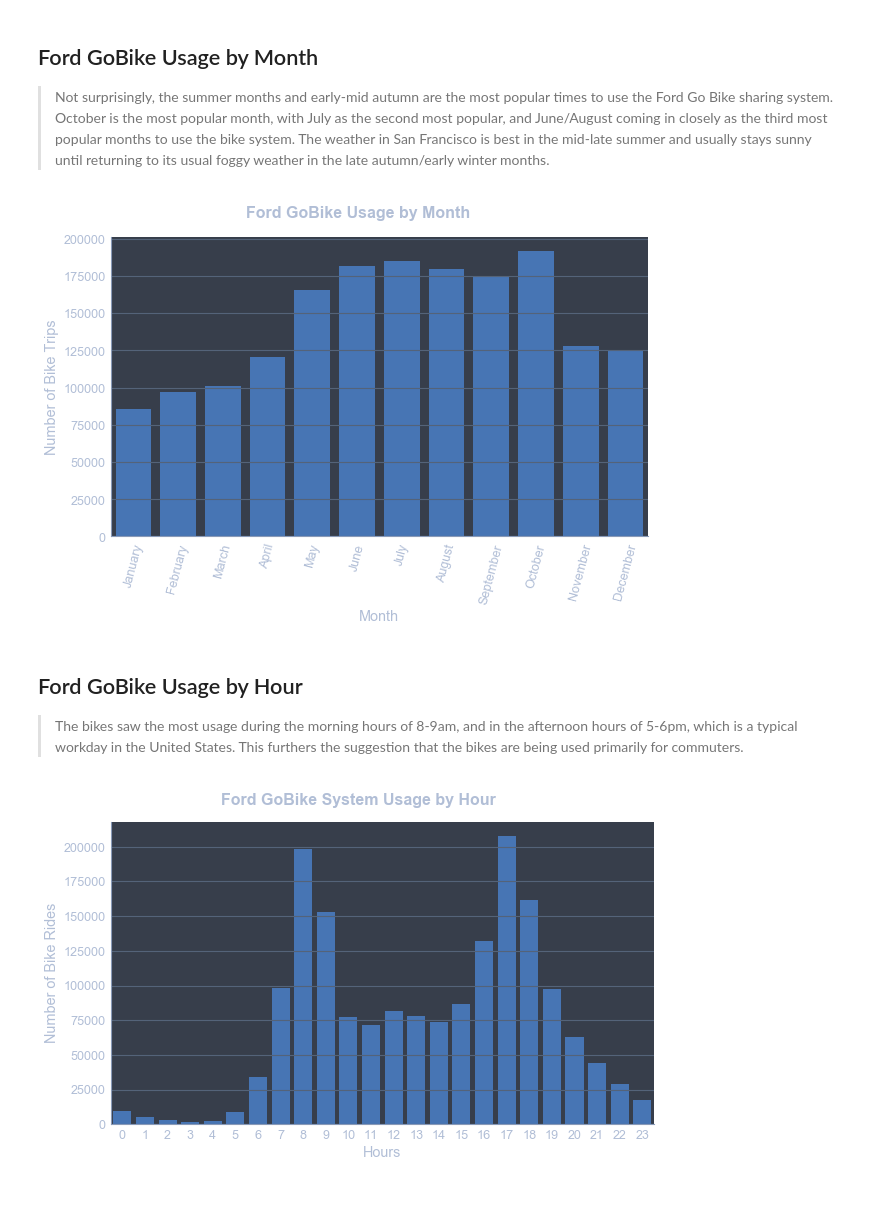
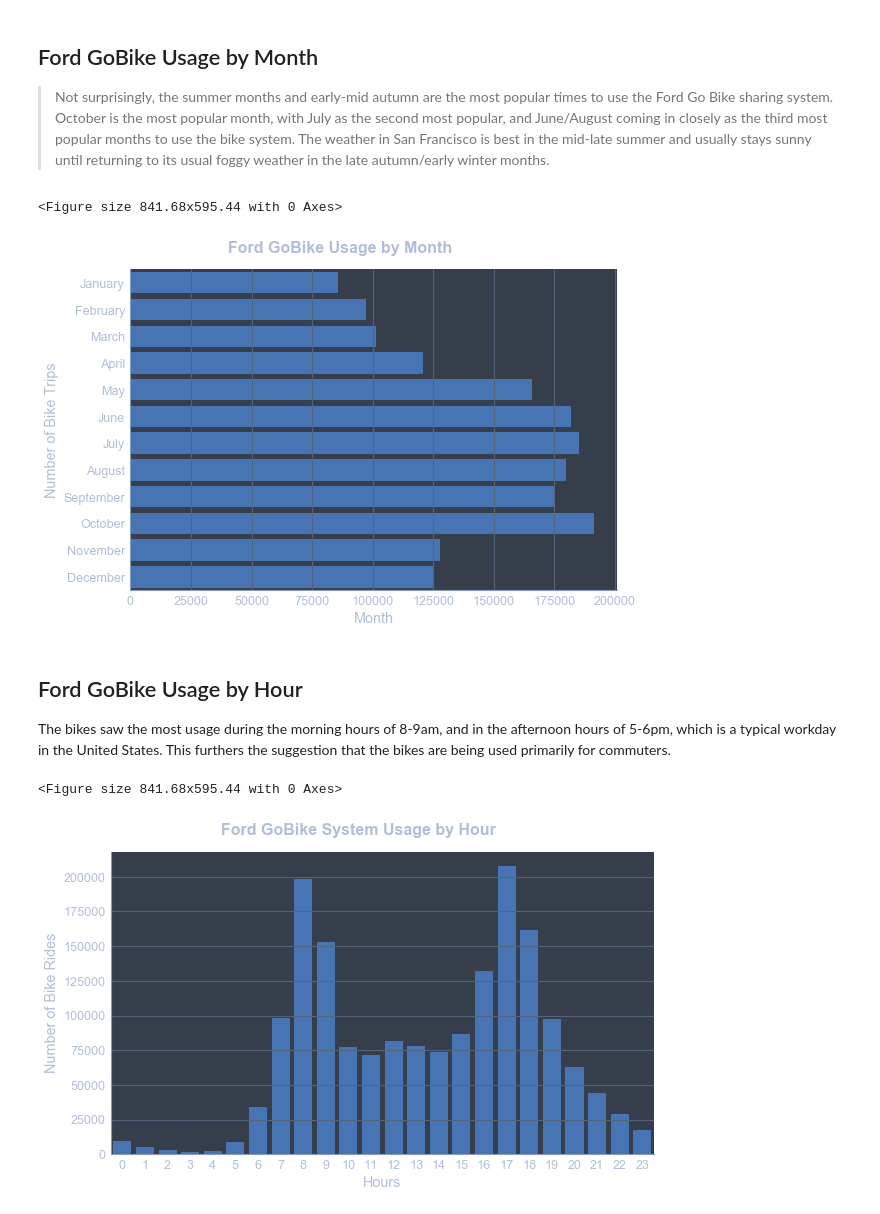
Before and after one commit to chelseymarie6/Communicate-Data-Findings, a Jupyter notebook: Communicate_Data_Slide_Deck.ipynb, the cells around one changed output. Saved outputs shown, nothing was run; the diff lists cells and outputs as text; code cells hidden in the pictures.

```diff
--- a/Communicate_Data_Slide_Deck.ipynb
+++ b/Communicate_Data_Slide_Deck.ipynb
@@ -54,27 +54,31 @@ that when the notebook is rendered as http slides, those cells won't show up.
 > Not surprisingly, the summer months and early-mid autumn are the most popular times to use the Ford Go Bike sharing system. October is the most popular month, with July as the second most popular, and June/August coming in closely as the third most popular months to use the bike system. The weather in San Francisco is best in the mid-late summer and usually stays sunny until returning to its usual foggy weather in the late autumn/early winter months.
 # %%
 # Monthly usage of the Ford Go Bike system
-graph = sb.catplot(data = df_cleaned, x = 'start_time_month', kind = 'count', color = no_color, aspect = 1.7);
+plt.figure(figsize=[ 11.69, 8.27]);
 
-graph.set_axis_labels('Month', 'Number of Bike Trips'),
+graph = sb.catplot(data = df_cleaned, y = 'start_time_month', kind = 'count', color = no_color, aspect = 1.7);
+
+graph.set_axis_labels('Month', 'Number of Bike Trips');
 
 graph.fig.suptitle('Ford GoBike Usage by Month', y = 1.05, fontsize = 16, fontweight = 'bold');
-
-graph.set_xticklabels(rotation=75);
 # %% [output]
+<Figure size 841.68x595.44 with 0 Axes>
-[figure, old version]
+[figure, new version]
 # %% [markdown]
 ## Ford GoBike Usage by Hour
 
-> The bikes saw the most usage during the morning hours of 8-9am, and in the afternoon hours of 5-6pm, which is a typical workday in the United States. This furthers the suggestion that the bikes are being used primarily for commuters.
+The bikes saw the most usage during the morning hours of 8-9am, and in the afternoon hours of 5-6pm, which is a typical workday in the United States. This furthers the suggestion that the bikes are being used primarily for commuters.
 # %%
 # Hourly usage of the Ford Go Bike System
+plt.figure(figsize=[ 11.69, 8.27]);
+
 graph = sb.catplot(data = df_cleaned, x='start_time_hour', kind='count', color = no_color, aspect = 1.7)
 
 graph.set_axis_labels('Hours', 'Number of Bike Rides')
 
 graph.fig.suptitle('Ford GoBike System Usage by Hour', y=1.05, fontsize=16, fontweight='bold');
 # %% [output]
+<Figure size 841.68x595.44 with 0 Axes>
 [figure]
 # %% [markdown]
 ## Ford GoBike System Trends by User Type
```
Also changed, not shown: parts of 10 cells of this notebook, 1 other file.
